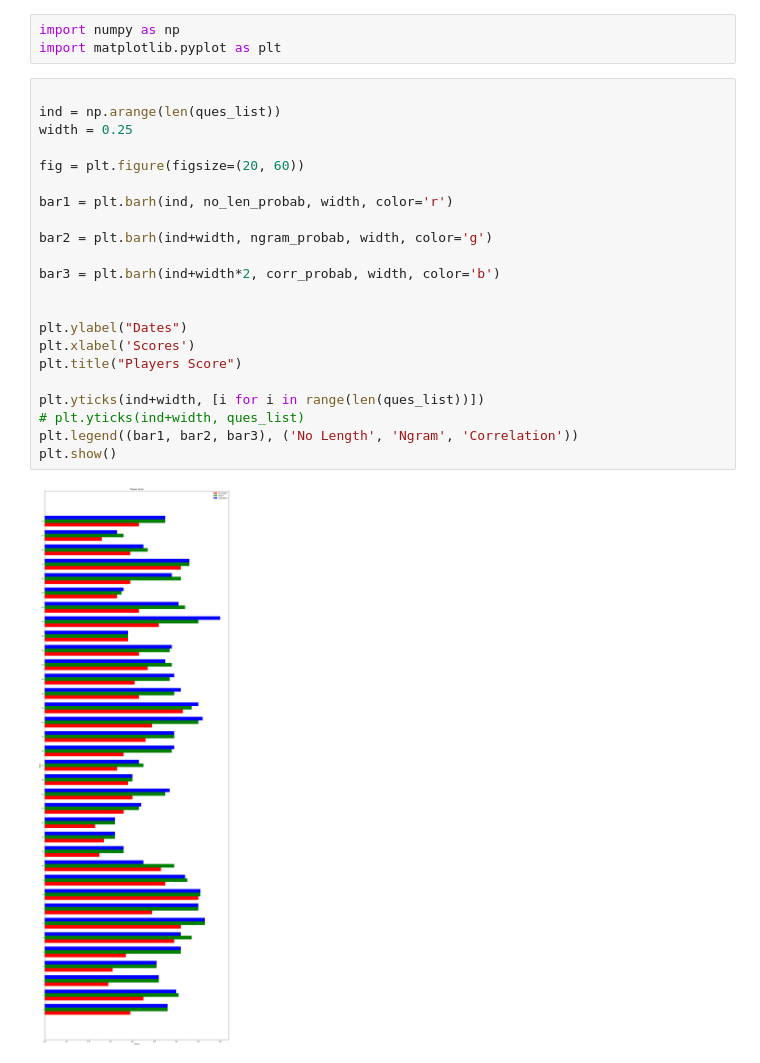
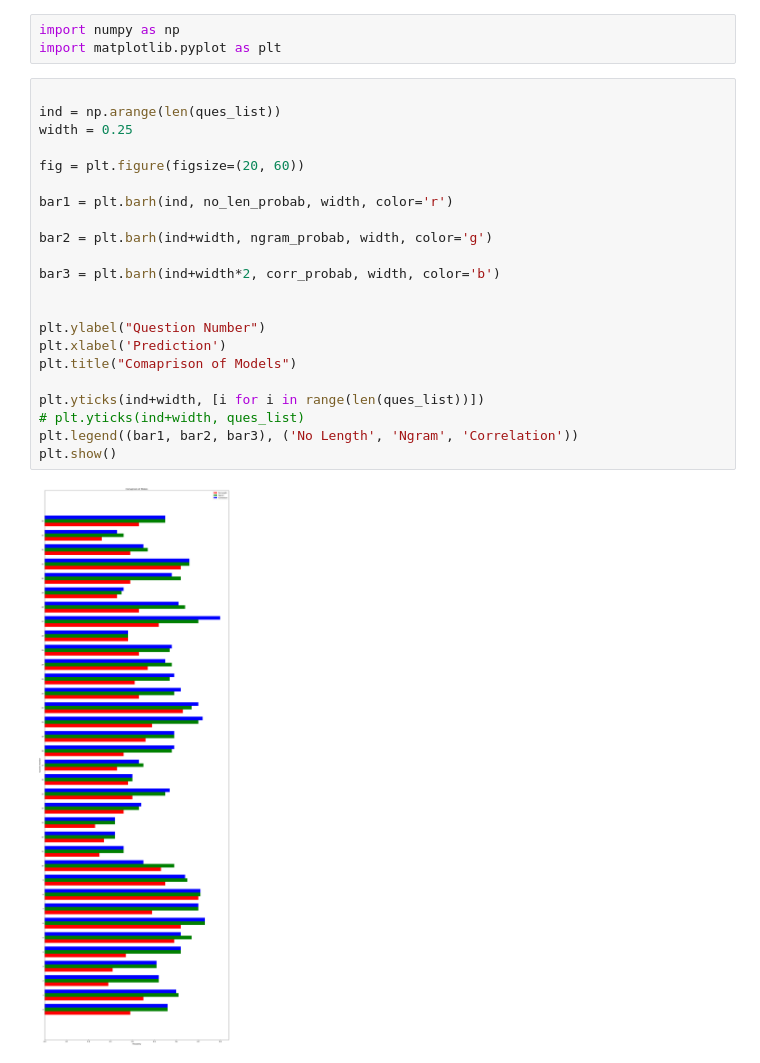
Before and after one commit to prabudhall/placement_analysis, a Jupyter notebook: compare_model/compare_model_net.ipynb, the cells around one changed output. Cells and saved outputs as stored; diff of their text form.

Commit message:
update graph axis names

```diff
--- a/compare_model/compare_model_net.ipynb
+++ b/compare_model/compare_model_net.ipynb
@@ -302,27 +302,27 @@ import matplotlib.pyplot as plt
 # %%
 
 ind = np.arange(len(ques_list))
 width = 0.25
 
 fig = plt.figure(figsize=(20, 60))
 
 bar1 = plt.barh(ind, no_len_probab, width, color='r')
 
 bar2 = plt.barh(ind+width, ngram_probab, width, color='g')
 
 bar3 = plt.barh(ind+width*2, corr_probab, width, color='b')
 
 
-plt.ylabel("Dates")
-plt.xlabel('Scores')
-plt.title("Players Score")
+plt.ylabel("Question Number")
+plt.xlabel('Prediction')
+plt.title("Comaprison of Models")
 
 plt.yticks(ind+width, [i for i in range(len(ques_list))])
 # plt.yticks(ind+width, ques_list)
 plt.legend((bar1, bar2, bar3), ('No Length', 'Ngram', 'Correlation'))
 plt.show()
 # %% [output]
-[figure, old version]
+[figure, new version]
 # %%
 
 ind = np.arange(len(ques_list))
```
Also changed, not shown: parts of 2 cells of this notebook, 1 other file.
